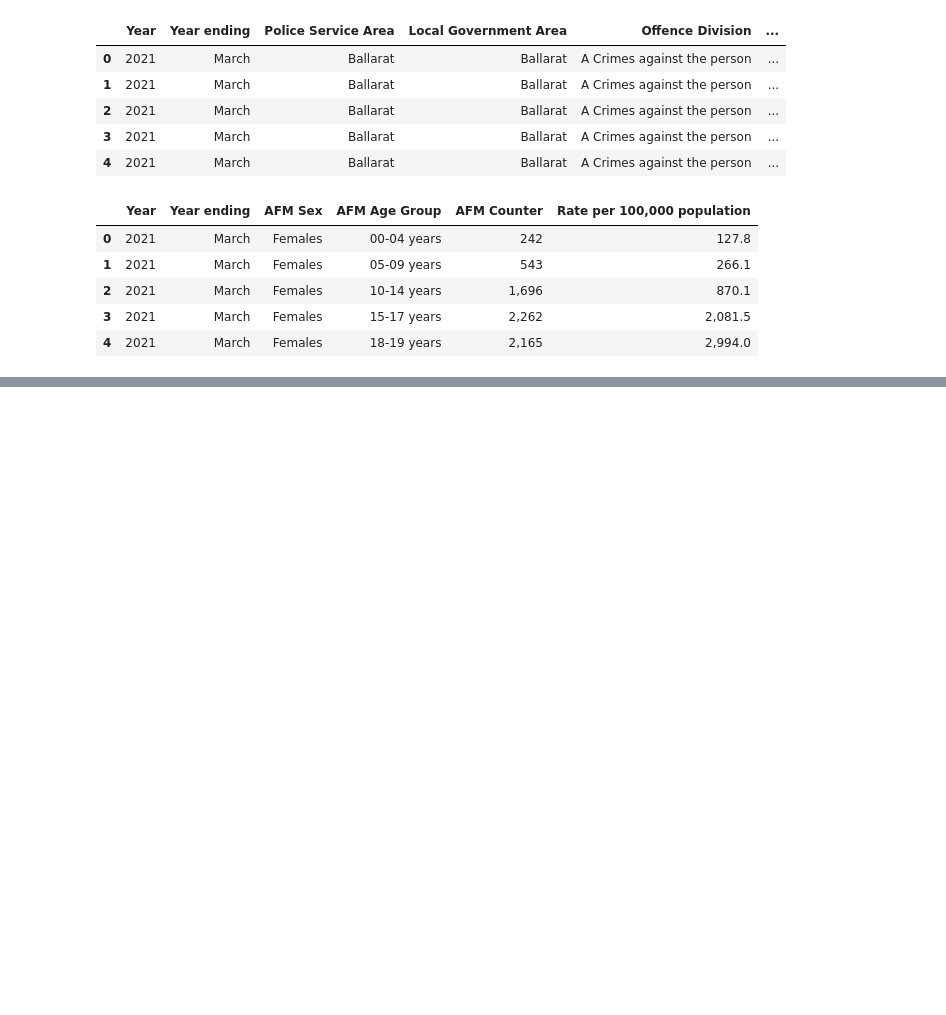
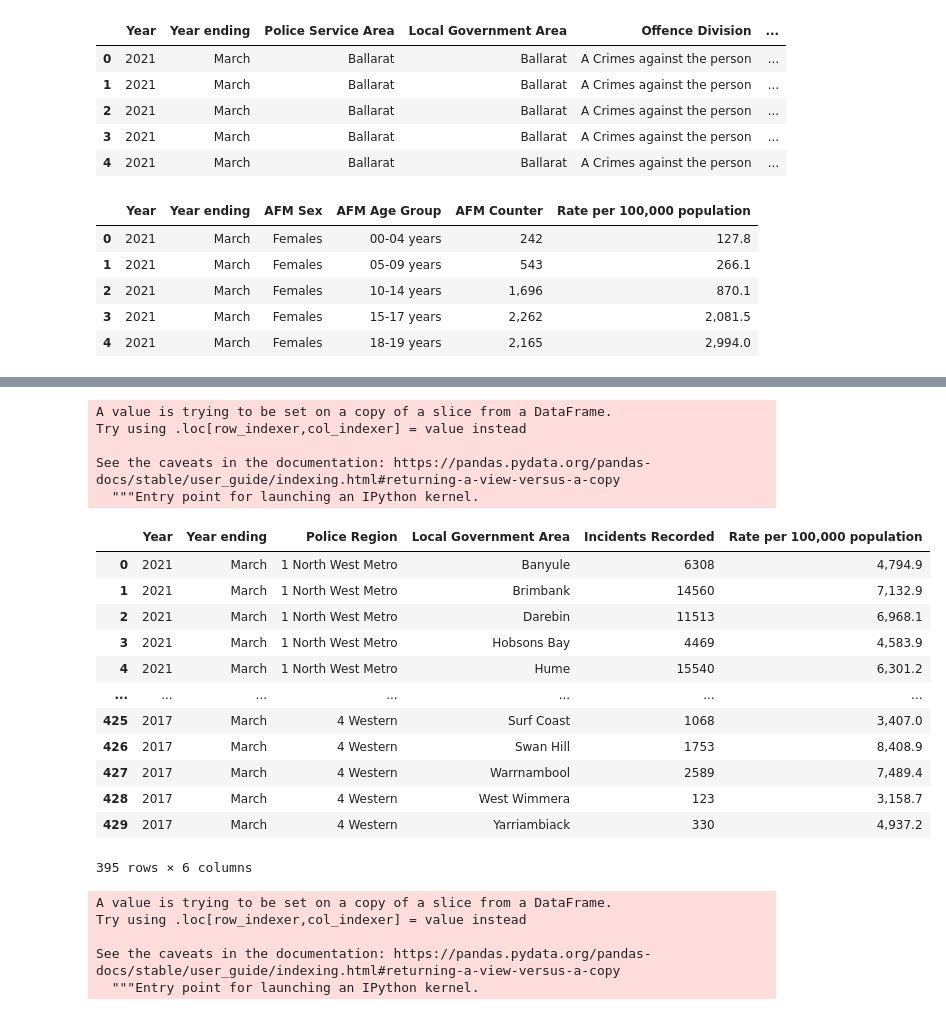
Before and after one commit to sherintm/crimedata-viz, a Jupyter notebook: CrimeData.ipynb, the cells around one changed output, grey strips where cells are left out. Cells and saved outputs as stored; diff of their text form; code cells hidden in the pictures; blank space fills up the shorter version.

```diff
--- a/CrimeData.ipynb
+++ b/CrimeData.ipynb
@@ -40,0 +137,32 @@ victim_df.head()
+# %%
+crime_incidents_df_clean['Incidents Recorded'] = crime_incidents_df_clean['Incidents Recorded'].replace('[,]', '', regex=True).astype(int)
+# %% [output]
+A value is trying to be set on a copy of a slice from a DataFrame.
+Try using .loc[row_indexer,col_indexer] = value instead
+
+See the caveats in the documentation: https://pandas.pydata.org/pandas-docs/stable/user_guide/indexing.html#returning-a-view-versus-a-copy
+  """Entry point for launching an IPython kernel.
+# %%
+crime_incidents_df_clean
+# %% [output]
+|  | Year | Year ending | Police Region | Local Government Area | Incidents Recorded | Rate per 100,000 population |
+| 0 | 2021 | March | 1 North West Metro | Banyule | 6308 | 4,794.9 |
+| 1 | 2021 | March | 1 North West Metro | Brimbank | 14560 | 7,132.9 |
+| 2 | 2021 | March | 1 North West Metro | Darebin | 11513 | 6,968.1 |
+| 3 | 2021 | March | 1 North West Metro | Hobsons Bay | 4469 | 4,583.9 |
+| 4 | 2021 | March | 1 North West Metro | Hume | 15540 | 6,301.2 |
+| ... | ... | ... | ... | ... | ... | ... |
+| 425 | 2017 | March | 4 Western | Surf Coast | 1068 | 3,407.0 |
+| 426 | 2017 | March | 4 Western | Swan Hill | 1753 | 8,408.9 |
+| 427 | 2017 | March | 4 Western | Warrnambool | 2589 | 7,489.4 |
+| 428 | 2017 | March | 4 Western | West Wimmera | 123 | 3,158.7 |
+| 429 | 2017 | March | 4 Western | Yarriambiack | 330 | 4,937.2 |
+395 rows × 6 columns
+# %%
+crime_incidents_df_clean['Rate per 100,000 population'] = crime_incidents_df_clean['Rate per 100,000 population'].replace('[,]', '', regex=True).astype(float)
+# %% [output]
+A value is trying to be set on a copy of a slice from a DataFrame.
+Try using .loc[row_indexer,col_indexer] = value instead
+
+See the caveats in the documentation: https://pandas.pydata.org/pandas-docs/stable/user_guide/indexing.html#returning-a-view-versus-a-copy
+  """Entry point for launching an IPython kernel.
```
Also changed, not shown: parts of 8 cells of this notebook.
